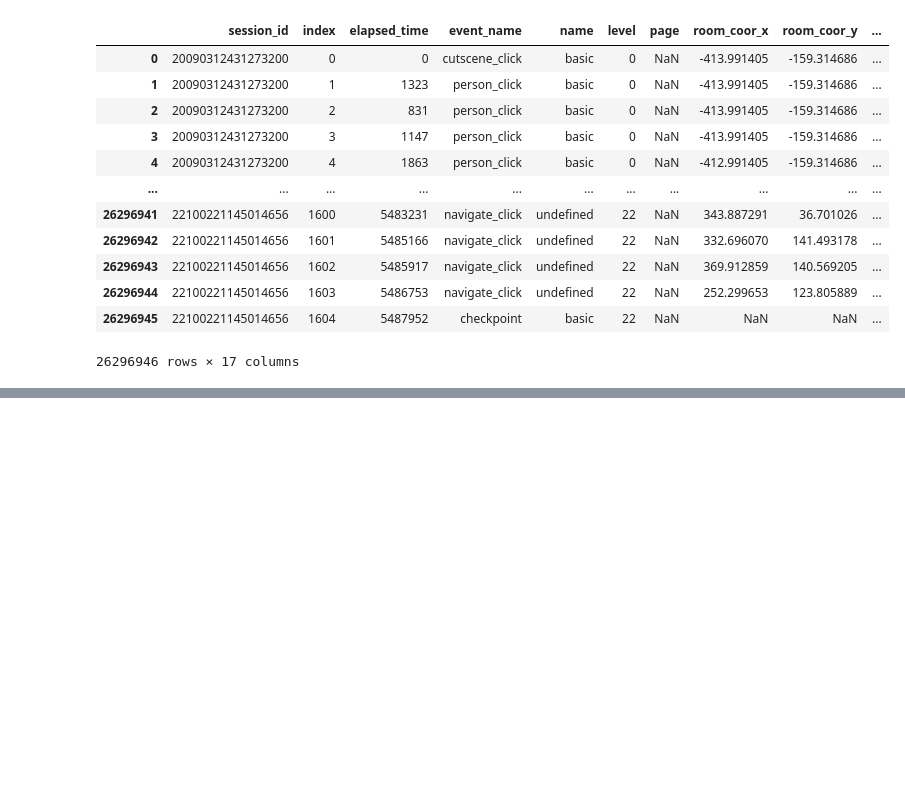
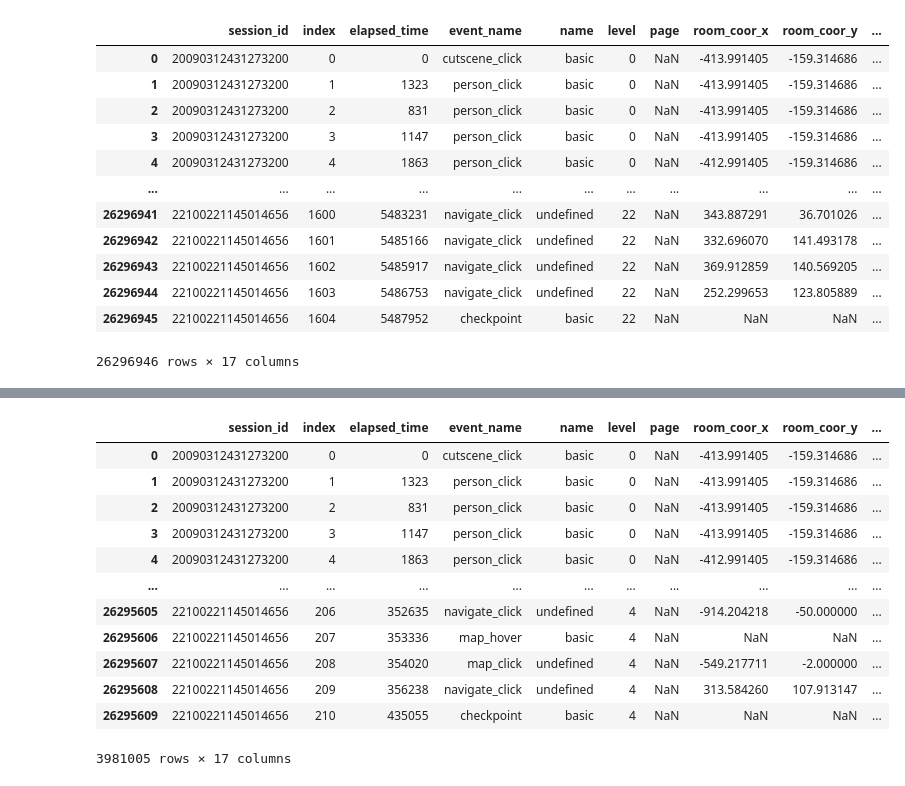
Before and after one commit to titim789/Data_Analytics_Project, a Jupyter notebook: Assignment 2/Apriori/Preprocessing/Preprocess.ipynb, the cells around one changed output, grey strips where cells are left out. Saved outputs shown, nothing was run; the diff lists cells and outputs as text; code cells hidden in the pictures; blank space fills up the shorter version.

```diff
--- a/Assignment 2/Apriori/Preprocessing/Preprocess.ipynb
+++ b/Assignment 2/Apriori/Preprocessing/Preprocess.ipynb
@@ -65,0 +77,17 @@ Name: session_id, dtype: int64
+# %%
+data1 = test[test['level_group'] == '0-4']
+data1
+# %% [output]
+|  | session_id | index | elapsed_time | event_name | name | level | page | room_coor_x | room_coor_y | ... |
+| 0 | 20090312431273200 | 0 | 0 | cutscene_click | basic | 0 | NaN | -413.991405 | -159.314686 | ... |
+| 1 | 20090312431273200 | 1 | 1323 | person_click | basic | 0 | NaN | -413.991405 | -159.314686 | ... |
+| 2 | 20090312431273200 | 2 | 831 | person_click | basic | 0 | NaN | -413.991405 | -159.314686 | ... |
+| 3 | 20090312431273200 | 3 | 1147 | person_click | basic | 0 | NaN | -413.991405 | -159.314686 | ... |
+| 4 | 20090312431273200 | 4 | 1863 | person_click | basic | 0 | NaN | -412.991405 | -159.314686 | ... |
+| ... | ... | ... | ... | ... | ... | ... | ... | ... | ... | ... |
+| 26295605 | 22100221145014656 | 206 | 352635 | navigate_click | undefined | 4 | NaN | -914.204218 | -50.000000 | ... |
+| 26295606 | 22100221145014656 | 207 | 353336 | map_hover | basic | 4 | NaN | NaN | NaN | ... |
+| 26295607 | 22100221145014656 | 208 | 354020 | map_click | undefined | 4 | NaN | -549.217711 | -2.000000 | ... |
+| 26295608 | 22100221145014656 | 209 | 356238 | navigate_click | undefined | 4 | NaN | 313.584260 | 107.913147 | ... |
+| 26295609 | 22100221145014656 | 210 | 435055 | checkpoint | basic | 4 | NaN | NaN | NaN | ... |
+3981005 rows × 17 columns
```
Also changed, not shown: parts of 4 cells of this notebook, 1 other file.
